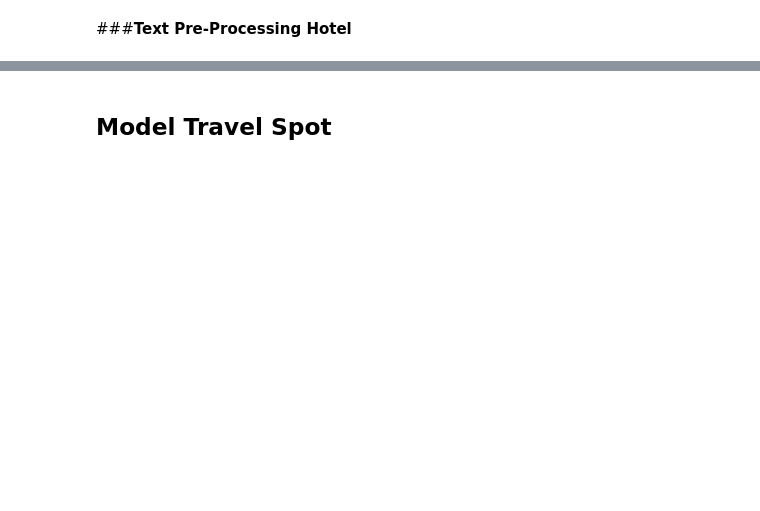
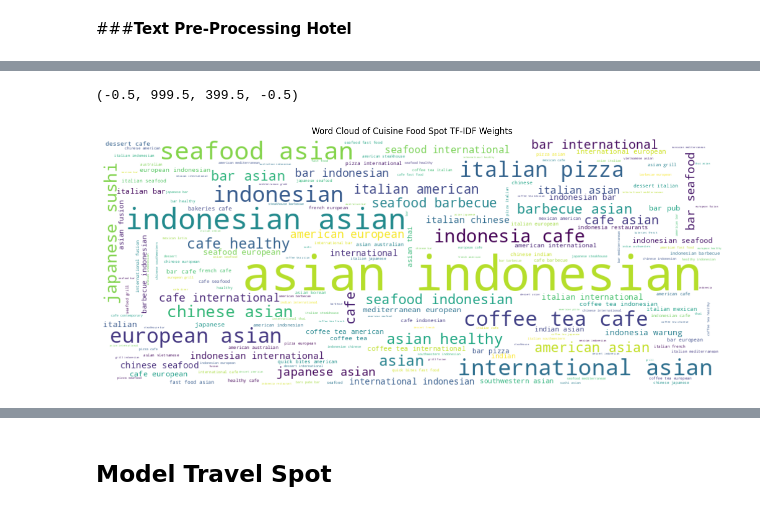
Before and after one commit to travelah/travelah-ml, a Jupyter notebook: Travelah_Model.ipynb, the cells around one changed output, grey strips where cells are left out. Drawn from its saved outputs; the diff is of its cells as text; code cells hidden in the pictures; blank space fills up the shorter version.

```diff
--- a/Travelah_Model.ipynb
+++ b/Travelah_Model.ipynb
@@ -475,17 +444,17 @@ def clean_df(text):
 
 
 #Drop Irrelevant Information
-# travel_df = travel_df.drop(["source"],axis=1)
-# travel_df = travel_df.drop_duplicates(subset='place')
-# food_df = food_df.drop(["source"],axis=1)
-# food_df = food_df.drop(["range"],axis=1)
-# food_df = food_df.drop_duplicates(subset='place_name')
-# hotel_df = hotel_df.drop(["source_href"],axis=1)
-# hotel_df = hotel_df.drop_duplicates(subset='name_hotel')
+travel_df = travel_df.drop(["source"],axis=1)
+travel_df = travel_df.drop_duplicates(subset='place')
+food_df = food_df.drop(["source"],axis=1)
+food_df = food_df.drop(["range"],axis=1)
+food_df = food_df.drop_duplicates(subset='place_name')
+hotel_df = hotel_df.drop(["source_href"],axis=1)
+hotel_df = hotel_df.drop_duplicates(subset='name_hotel')
 
 
 #selecting the relevant features for recommendation
-selected_features_travel = ['rating_label', 'review_label','type_category','keywords','formatted_address','region']
+selected_features_travel = ['rating_label', 'review_label','type_category','keywords','formatted_address','region', 'tags']
 selected_features_food = ['place_name', 'rating', 'cuisine','eating_type','price','region','formatted_region','comment','second_comment' ]
 selected_features_hotel = ['formatted_region', 'price_label','rating_type','description', 'formatted_address', 'region']
 
@@ -510,9 +479,9 @@ food_df = food_df.reset_index(drop=True)
 
 
 
-travel_df['combined_text'] = travel_df['region'] + ' ' + travel_df['type_category'] + ' ' + travel_df['keywords'] + ' ' + travel_df['formatted_address']
-food_df['food_clean'] = food_df['formatted_region'] + ' ' + food_df['cuisine'] + ' ' + food_df['rating'] + ' '  + food_df['eating_type'] + ' '+ food_df['price'] + ' '+food_df['region'] + ' '+ food_df['comment'] + ' ' + food_df['second_comment']
-hotel_df['desc_clean'] = hotel_df['formatted_region'] + ' ' +  hotel_df['price_label'] + ' '+ hotel_df['rating_type'] + ' '  + hotel_df['description'] + ' ' + hotel_df['formatted_address'] + ' '+ hotel_df['region']
+travel_df['combined_text'] = travel_df['place'] + ' ' + travel_df['region'] + ' ' + travel_df['type_category'] + ' ' + travel_df['rating_label'] + ' ' + travel_df['keywords'] + ' ' + travel_df['formatted_address']
+food_df['food_clean'] = food_df['place_name'] + ' ' + food_df['formatted_region'] + ' ' + food_df['cuisine'] + ' ' + food_df['rating'] + ' '  + food_df['eating_type'] + ' '+ food_df['price'] + ' '+ food_df['comment'] + ' ' + food_df['second_comment']
+hotel_df['desc_clean'] = hotel_df['name_hotel'] + ' ' + hotel_df['formatted_region'] + ' ' +  hotel_df['price_label'] + ' '+ hotel_df['rating_type'] + ' '  + hotel_df['description'] + ' ' + hotel_df['formatted_address'] + ' '+ hotel_df['region']
 
 
 # Check for missing values in 'combined_text' column
@@ -816,0 +887,10 @@ display(widgets.VBox([region_input, place_input]), place_list)
+# %%
+genre_wc = WordCloud(width=1000,height=400,background_color='white')
+genre_wc.generate_from_frequencies(food_spot_popularity.to_dict())
+plt.figure(figsize=(16, 8))
+plt.imshow(genre_wc, interpolation="bilinear")
+plt.title('Word Cloud of Cuisine Food Spot TF-IDF Weights')
+plt.axis('off')
+# %% [output]
+(-0.5, 999.5, 399.5, -0.5)
+[figure, added]
```
Also changed, not shown: parts of 55 cells of this notebook.
